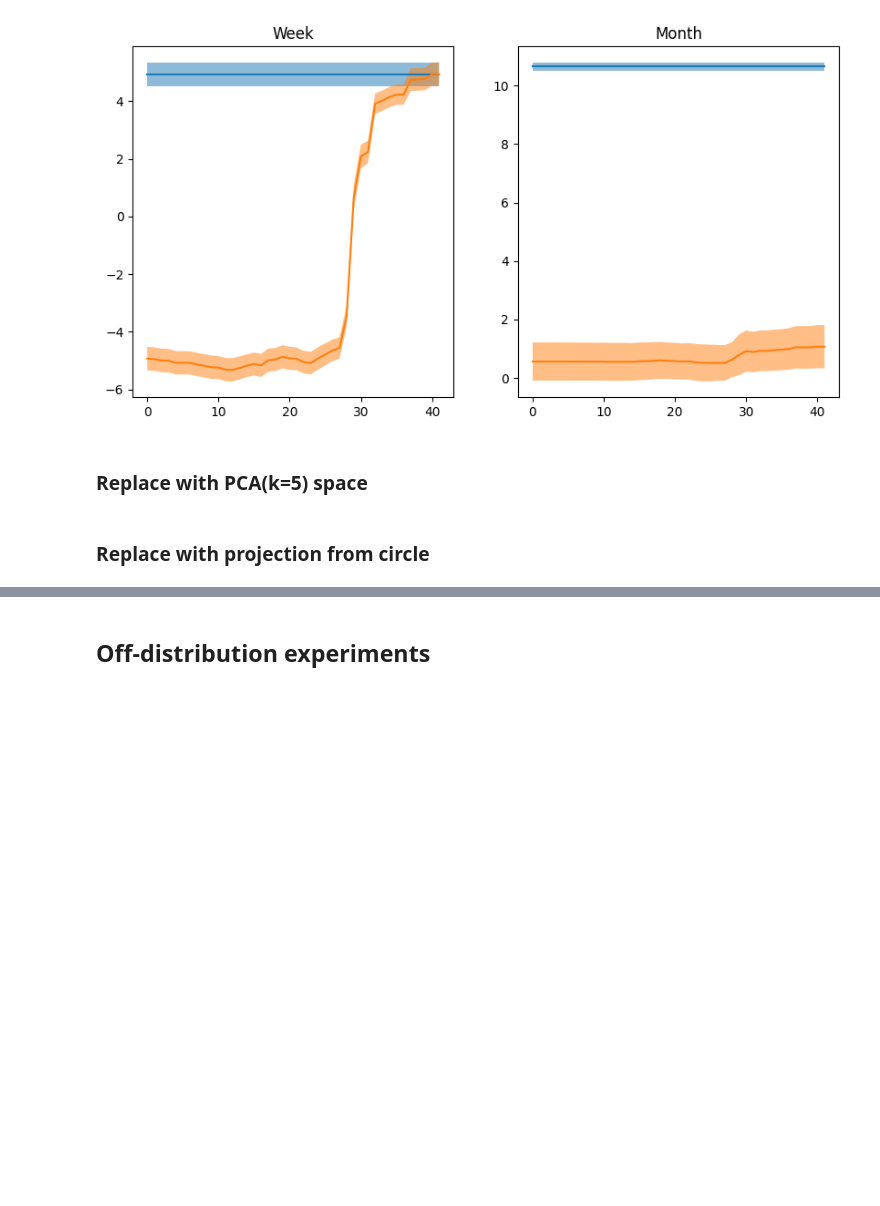
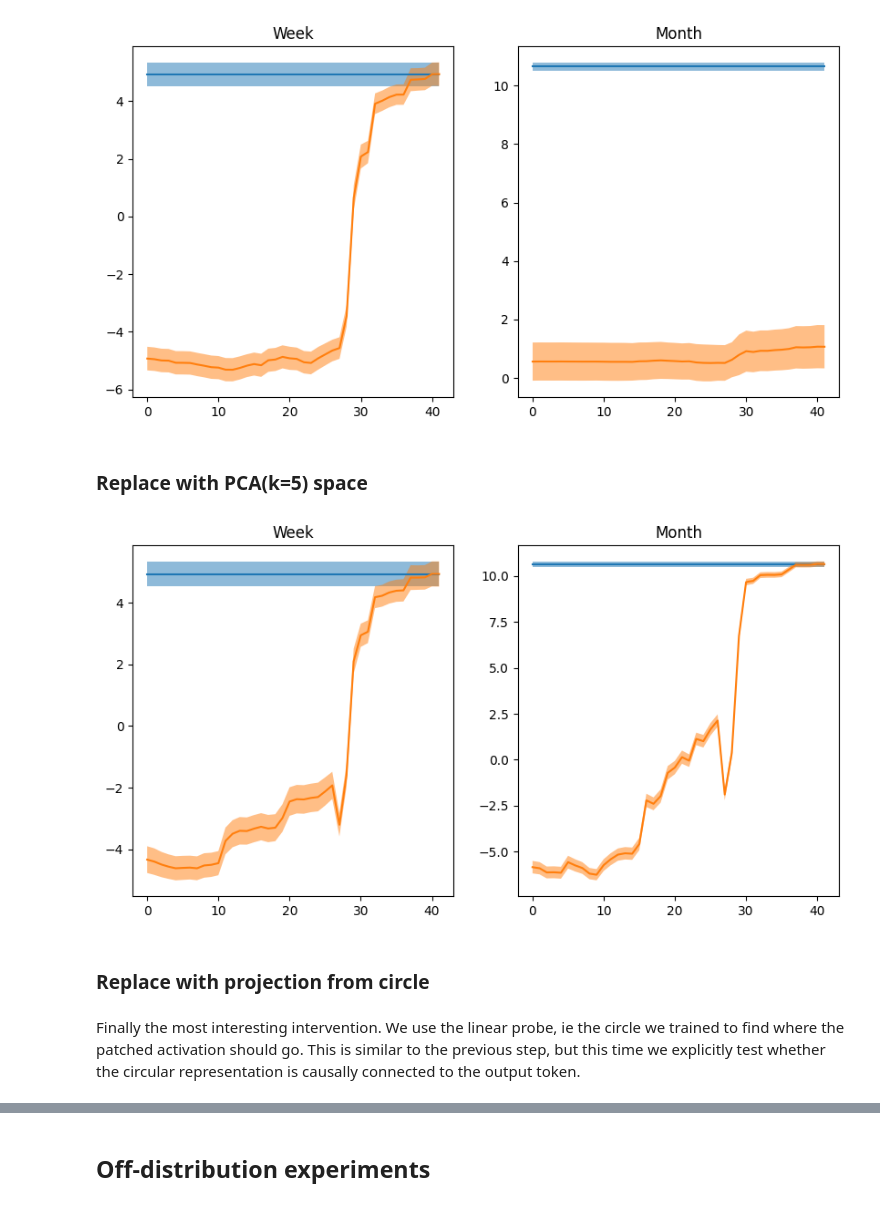
Before and after one commit to derfred/tutorials, a Jupyter notebook: multi_dimensional_features/multi_dimension_features.ipynb, the cells around one changed output, grey strips where cells are left out. Saved outputs shown, nothing was run; the diff lists cells and outputs as text; code cells hidden in the pictures; blank space fills up the shorter version.

Commit message:
finish the section 5.1 interventions

```diff
--- a/multi_dimensional_features/multi_dimension_features.ipynb
+++ b/multi_dimensional_features/multi_dimension_features.ipynb
@@ -346,7 +349,7 @@ def promptfn(domain):
       hook.reset()
       model(tokens[None], hook=hook)
       return hook.output
-    tokenized_prompts = fn.tokenized_promts if prompts is None else [tokenizer.encode(prompt) for prompt in prompts]
+    tokenized_prompts = fn.tokenized_prompts if prompts is None else [tokenizer.encode(prompt) for prompt in prompts]
     return np.array([apply(mx.array(tokens)) for tokens in tokenized_prompts])
 
   def model_outputs(fn, hook=None):
@@ -720,12 +733,41 @@ intervention_plot(week_full_replace, month_full_replace)
 [figure]
 # %% [markdown]
 ### Replace with PCA(k=5) space
-# %%
-def pca_replace_for_layer(promptfn, layer, token_residuals, confidence=0.96):
-  pass
-
-def pca_replace(promptfn, layers=None, confidence=0.96):
-  layers = list(layers or range(model.num_hidden_layers))
-  return np.array([full_layer_replace_for_layer(promptfn, i, token_residuals[:, i], confidence) for i in tqdm(layers)])
+# %%
+def calc_pca_vectors(promptfn, k):
+  residuals  = np.transpose(extract_residual_streams(promptfn), (1, 0, 2))
+  pca_acts, pcas = extract_pca_of_residuals(promptfn, k)
+  return [np.dot(a, b.components_) for a, b in zip(pca_acts, pcas)]
+
+def pca_replace_for_layer(promptfn, layer, pca_vectors, confidence=0.96):
+  def extract(prompt, pca_shift):
+    hook = ReplaceLayerHook(layer, promptfn.a_index, pca_shift, op="add")
+    return np.array(model(mx.array(tokenizer.encode(prompt))[None], hook=hook)[0, -1, promptfn.domain_tokens])
+
+  dirty_c, _, clean_c, clean_i = build_intervention_params(promptfn)
+  pca_shift_vectors            = pca_vectors[clean_i] - pca_vectors[np.repeat(range(promptfn.count*promptfn.count), promptfn.count-1)]
+
+  outputs      = np.array([extract(token, pca_shift) for token, pca_shift in zip(np.repeat(promptfn.prompts, promptfn.count-1), pca_shift_vectors)])
+  dirty_logits = outputs[np.arange(outputs.shape[0]), dirty_c]
+  clean_logits = outputs[np.arange(outputs.shape[0]), clean_c]
+  deltas       = dirty_logits - clean_logits
+
+  mean, std_err = np.mean(deltas), scipy.stats.sem(deltas)
+  band          = std_err * scipy.stats.t.ppf((1 + confidence) / 2.0, len(deltas) - 1)
+  return mean-band, mean, mean+band
+
+def pca_replace(promptfn, layers=None, confidence=0.96):
+  pca_vectors = calc_pca_vectors(promptfn, 5)
+  layers      = list(layers or range(model.num_hidden_layers))
+  return np.array([pca_replace_for_layer(promptfn, i, pca_vectors[i], confidence) for i in tqdm(layers)])
+
+week_pca_replace  = pca_replace(week_prompt)
+month_pca_replace = pca_replace(month_prompt)
+# %%
+intervention_plot(week_pca_replace, month_pca_replace)
+# %% [output]
+[figure, added]
 # %% [markdown]
 ### Replace with projection from circle
+# %% [markdown]
+Finally the most interesting intervention. We use the linear probe, ie the circle we trained to find where the patched activation should go. This is similar to the previous step, but this time we explicitly test whether the circular representation is causally connected to the output token.
```
Also changed, not shown: parts of 14 cells of this notebook.
